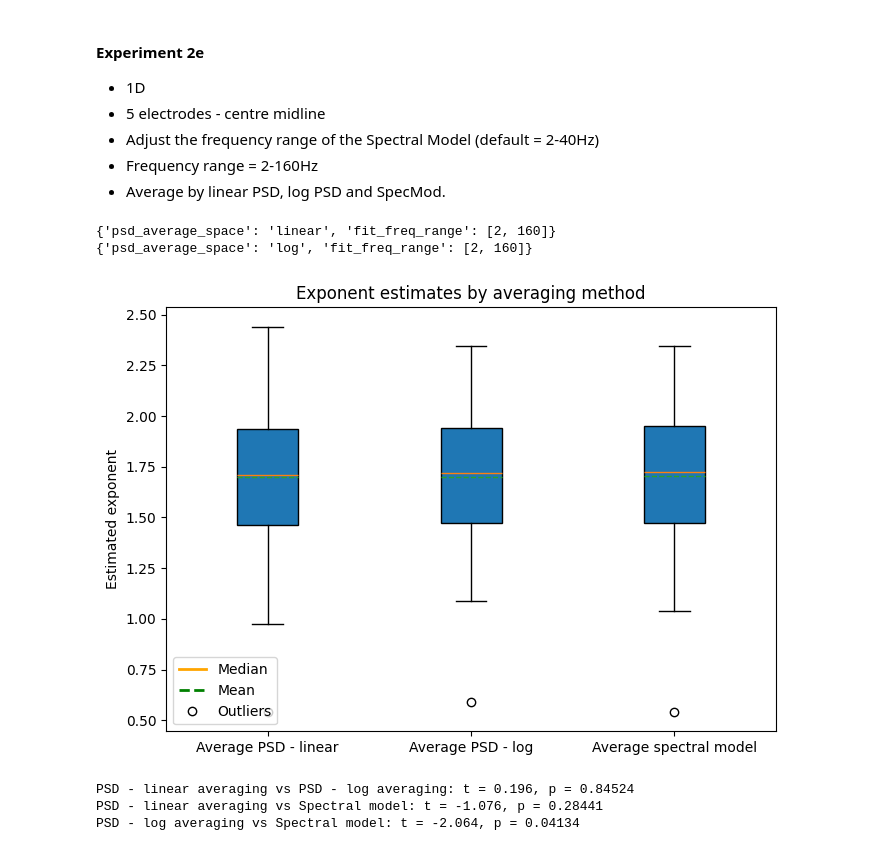
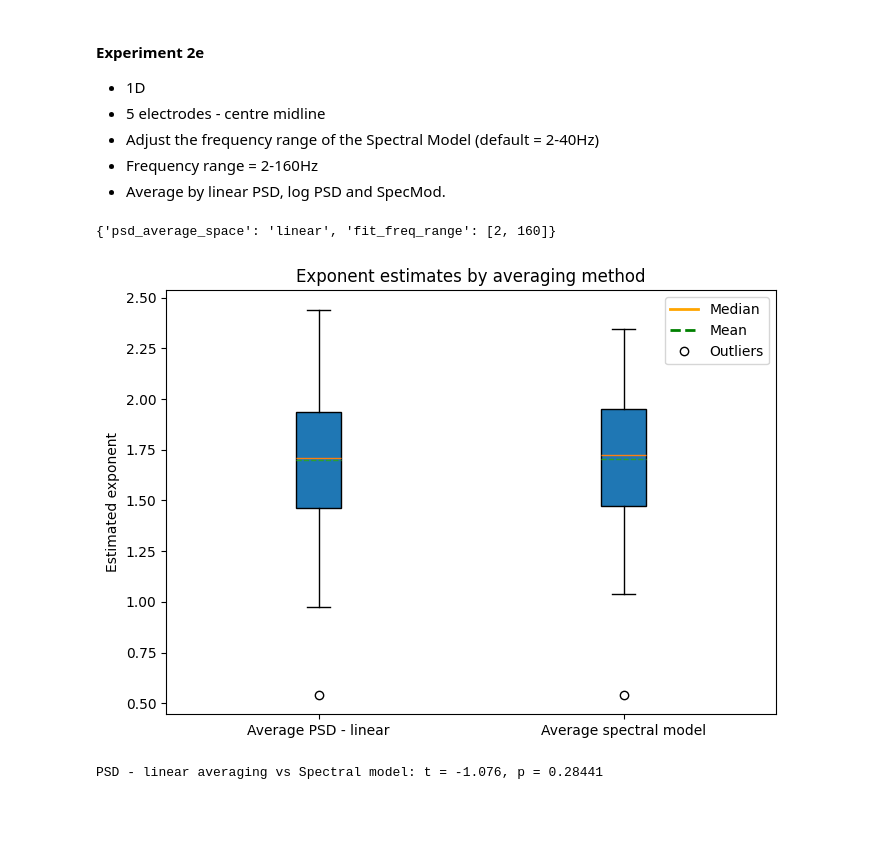
Before and after one commit to chloehooper18/DissertationSimulations, a Jupyter notebook: 07 Experiments/EEG data/02_experiment2.ipynb, the cells around one changed output. Cells and saved outputs as stored; diff of their text form; code cells hidden in the pictures; blank space fills up the shorter version.

```diff
--- a/07 Experiments/EEG data/02_experiment2.ipynb
+++ b/07 Experiments/EEG data/02_experiment2.ipynb
@@ -324,22 +300,12 @@ fig.savefig(r"C:\Users\chloe\DissertationSimulations\Figures\EEG data\exp2c_comb
 with open(r"C:\Users\chloe\DissertationSimulations\Result summaries\EEG data\exp2cresults1_eeg_psd_linear_5elec_midline.json") as f:
     psd_linear_data = json.load(f)
 
-with open(r"C:\Users\chloe\DissertationSimulations\Result summaries\EEG data\exp2cresults2_eeg_psd_log_5elec_midline.json") as f:
-    psd_log_data = json.load(f)
-
 with open (r"C:\Users\chloe\DissertationSimulations\Result summaries\EEG data\exp2cresults3_eeg_specmod_5elec_midline.json") as f:
     spec_data = json.load(f)
 
 psd_linear = np.array(psd_linear_data["all_distributions"][0])
-psd_log = np.array(psd_log_data["all_distributions"][0])
 spec = np.array(spec_data["all_distributions"][0])
-
-t, p = ttest_rel(psd_linear, psd_log)
-print(f"PSD - linear averaging vs PSD - log averaging: t = {t:.3f}, p = {p:.5f}")
 
 t, p = ttest_rel(psd_linear, spec)
 print(f"PSD - linear averaging vs Spectral model: t = {t:.3f}, p = {p:.5f}")
-
-t, p = ttest_rel(psd_log, spec)
-print(f"PSD - log averaging vs Spectral model: t = {t:.3f}, p = {p:.5f}")
 # %% [output]
@@ -436,22 +381,12 @@ fig.savefig(r"C:\Users\chloe\DissertationSimulations\Figures\EEG data\exp2d_comb
 with open(r"C:\Users\chloe\DissertationSimulations\Result summaries\EEG data\exp2dresults1_eeg_psd_linear_5elec_midline.json") as f:
     psd_linear_data = json.load(f)
 
-with open(r"C:\Users\chloe\DissertationSimulations\Result summaries\EEG data\exp2dresults2_eeg_psd_log_5elec_midline.json") as f:
-    psd_log_data = json.load(f)
-
 with open (r"C:\Users\chloe\DissertationSimulations\Result summaries\EEG data\exp2dresults3_eeg_specmod_5elec_midline.json") as f:
     spec_data = json.load(f)
 
 psd_linear = np.array(psd_linear_data["all_distributions"][0])
-psd_log = np.array(psd_log_data["all_distributions"][0])
 spec = np.array(spec_data["all_distributions"][0])
-
-t, p = ttest_rel(psd_linear, psd_log)
-print(f"PSD - linear averaging vs PSD - log averaging: t = {t:.3f}, p = {p:.5f}")
 
 t, p = ttest_rel(psd_linear, spec)
 print(f"PSD - linear averaging vs Spectral model: t = {t:.3f}, p = {p:.5f}")
-
-t, p = ttest_rel(psd_log, spec)
-print(f"PSD - log averaging vs Spectral model: t = {t:.3f}, p = {p:.5f}")
 # %% [output]
@@ -490,83 +423,52 @@ exp2e_eeg_result1_psd_linear = {
 with open(r"C:\Users\chloe\DissertationSimulations\Result summaries\EEG data\exp2eresults1_eeg_psd_linear_5elec_midline.json", "w") as f:
     json.dump(exp2e_eeg_result1_psd_linear, f, indent=4)
 
-# Average the PSD - log space
-electrodes, means, stds, errors, all_distributions, fig = sweep_electrodes_psd_2D_eeg(
-    electrode_sweeps=electrode_sweeps,
-    data_dir=data_dir,
-    status="ec",
-    psd_average_space = "log", fit_freq_range=[2, 160], plot=False, return_full=True
-)
-
-exp2e_eeg_result2_psd_log = {
-    "electrodes": electrodes.tolist(),
-    "all_distributions": [d.tolist() for d in all_distributions]
-}
-
-with open(r"C:\Users\chloe\DissertationSimulations\Result summaries\EEG data\exp2eresults2_eeg_psd_log_5elec_midline.json", "w") as f:
-    json.dump(exp2e_eeg_result2_psd_log, f, indent=4)
-
 # Average the Spectral Model
 electrodes, means, stds, errors, all_distributions, fig = sweep_electrodes_specmod_2D_eeg(
     electrode_sweeps=electrode_sweeps,
     data_dir=data_dir,
     status="ec", fit_freq_range=[2, 160], plot=False, return_full=True
 )
 
-exp2e_eeg_result3_specmod = {
+exp2e_eeg_result2_specmod = {
     "electrodes": electrodes.tolist(),
     "all_distributions": [d.tolist() for d in all_distributions]
 }
 
-with open(r"C:\Users\chloe\DissertationSimulations\Result summaries\EEG data\exp2eresults3_eeg_specmod_5elec_midline.json", "w") as f:
-    json.dump(exp2e_eeg_result3_specmod, f, indent=4)
+with open(r"C:\Users\chloe\DissertationSimulations\Result summaries\EEG data\exp2eresults2_eeg_specmod_5elec_midline.json", "w") as f:
+    json.dump(exp2e_eeg_result2_specmod, f, indent=4)
 
 # Loading summaries and combining into a single plot
 summary_paths = [
     r"C:\Users\chloe\DissertationSimulations\Result summaries\EEG data\exp2eresults1_eeg_psd_linear_5elec_midline.json",
-    r"C:\Users\chloe\DissertationSimulations\Result summaries\EEG data\exp2eresults2_eeg_psd_log_5elec_midline.json",
-    r"C:\Users\chloe\DissertationSimulations\Result summaries\EEG data\exp2eresults3_eeg_specmod_5elec_midline.json"
+    r"C:\Users\chloe\DissertationSimulations\Result summaries\EEG data\exp2eresults2_eeg_specmod_5elec_midline.json"
 ]
 
 labels = [
     "Average PSD - linear",
-    "Average PSD - log",
     "Average spectral model"
 ]
 
 fig, ax = plot_summary_boxplots(
     summary_paths=summary_paths,
     labels=labels)
 
 fig.savefig(r"C:\Users\chloe\DissertationSimulations\Figures\EEG data\exp2e_combined_plot_eeg_5elec_midline.png", dpi=300, bbox_inches="tight")
 # %% [output]
 {'psd_average_space': 'linear', 'fit_freq_range': [2, 160]}
-{'psd_average_space': 'log', 'fit_freq_range': [2, 160]}
-[figure, old version]
+[figure, new version]
 # %%
 # Paired t-tests
 with open(r"C:\Users\chloe\DissertationSimulations\Result summaries\EEG data\exp2eresults1_eeg_psd_linear_5elec_midline.json") as f:
     psd_linear_data = json.load(f)
 
-with open(r"C:\Users\chloe\DissertationSimulations\Result summaries\EEG data\exp2eresults2_eeg_psd_log_5elec_midline.json") as f:
-    psd_log_data = json.load(f)
-
 with open (r"C:\Users\chloe\DissertationSimulations\Result summaries\EEG data\exp2eresults3_eeg_specmod_5elec_midline.json") as f:
     spec_data = json.load(f)
 
 psd_linear = np.array(psd_linear_data["all_distributions"][0])
-psd_log = np.array(psd_log_data["all_distributions"][0])
 spec = np.array(spec_data["all_distributions"][0])
-
-t, p = ttest_rel(psd_linear, psd_log)
-print(f"PSD - linear averaging vs PSD - log averaging: t = {t:.3f}, p = {p:.5f}")
 
 t, p = ttest_rel(psd_linear, spec)
 print(f"PSD - linear averaging vs Spectral model: t = {t:.3f}, p = {p:.5f}")
-
-t, p = ttest_rel(psd_log, spec)
-print(f"PSD - log averaging vs Spectral model: t = {t:.3f}, p = {p:.5f}")
 # %% [output]
-PSD - linear averaging vs PSD - log averaging: t = 0.196, p = 0.84524
 PSD - linear averaging vs Spectral model: t = -1.076, p = 0.28441
-PSD - log averaging vs Spectral model: t = -2.064, p = 0.04134
```
Also changed, not shown: parts of 9 cells of this notebook, 17 other files.
